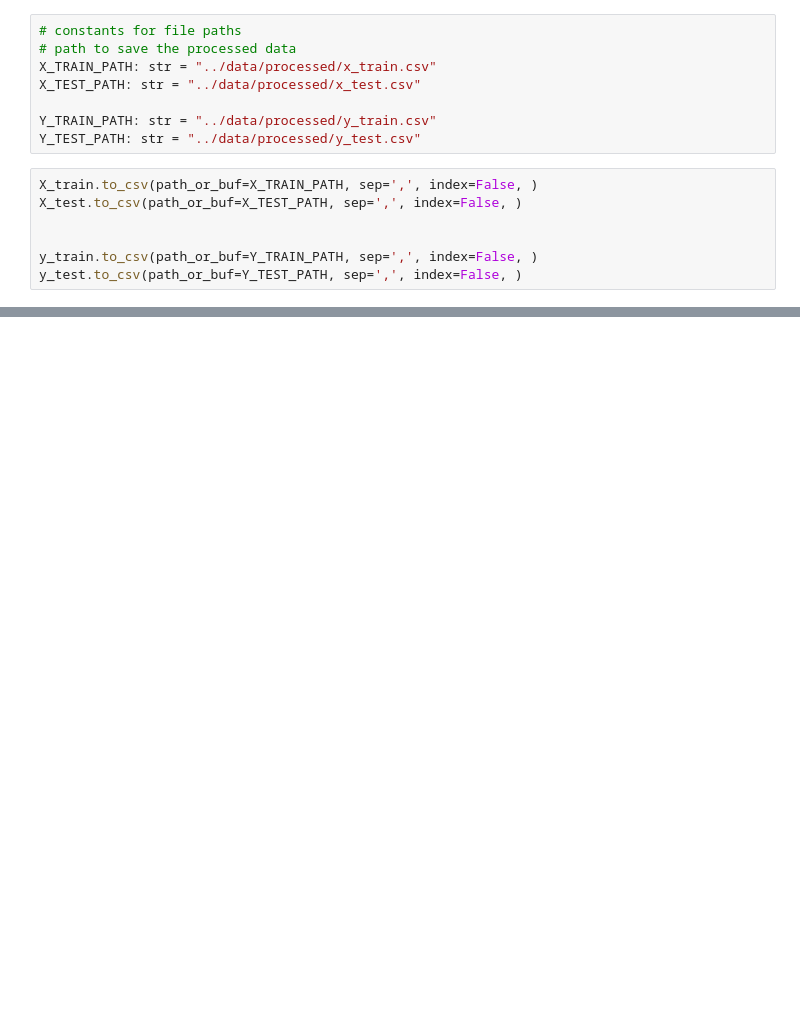
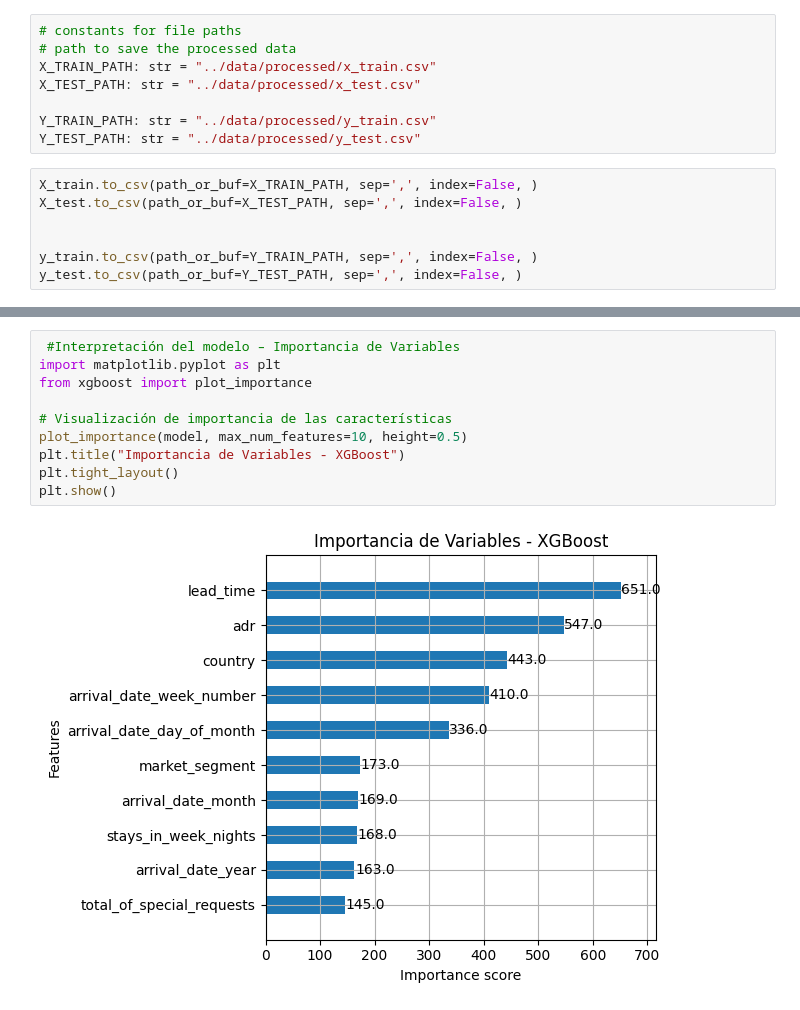
Before and after one commit to 4GeeksAcademy/LucasDellaMaestra-AlejandroNovellino-ReneRamirez-ProyectoFinal, a Jupyter notebook: notebooks/1.0-explore.ipynb, the cells around one changed output, grey strips where cells are left out. Cells and saved outputs as stored; diff of their text form; blank space fills up the shorter version.

```diff
--- a/notebooks/1.0-explore.ipynb
+++ b/notebooks/1.0-explore.ipynb
@@ -566,0 +663,12 @@ y_test.to_csv(path_or_buf=Y_TEST_PATH, sep=',', index=False, )
+# %%
+ #Interpretación del modelo – Importancia de Variables
+import matplotlib.pyplot as plt
+from xgboost import plot_importance
+
+# Visualización de importancia de las características
+plot_importance(model, max_num_features=10, height=0.5)
+plt.title("Importancia de Variables - XGBoost")
+plt.tight_layout()
+plt.show()
+# %% [output]
+[figure, added]
```
Also changed, not shown: parts of 16 cells of this notebook, 2 other files.
